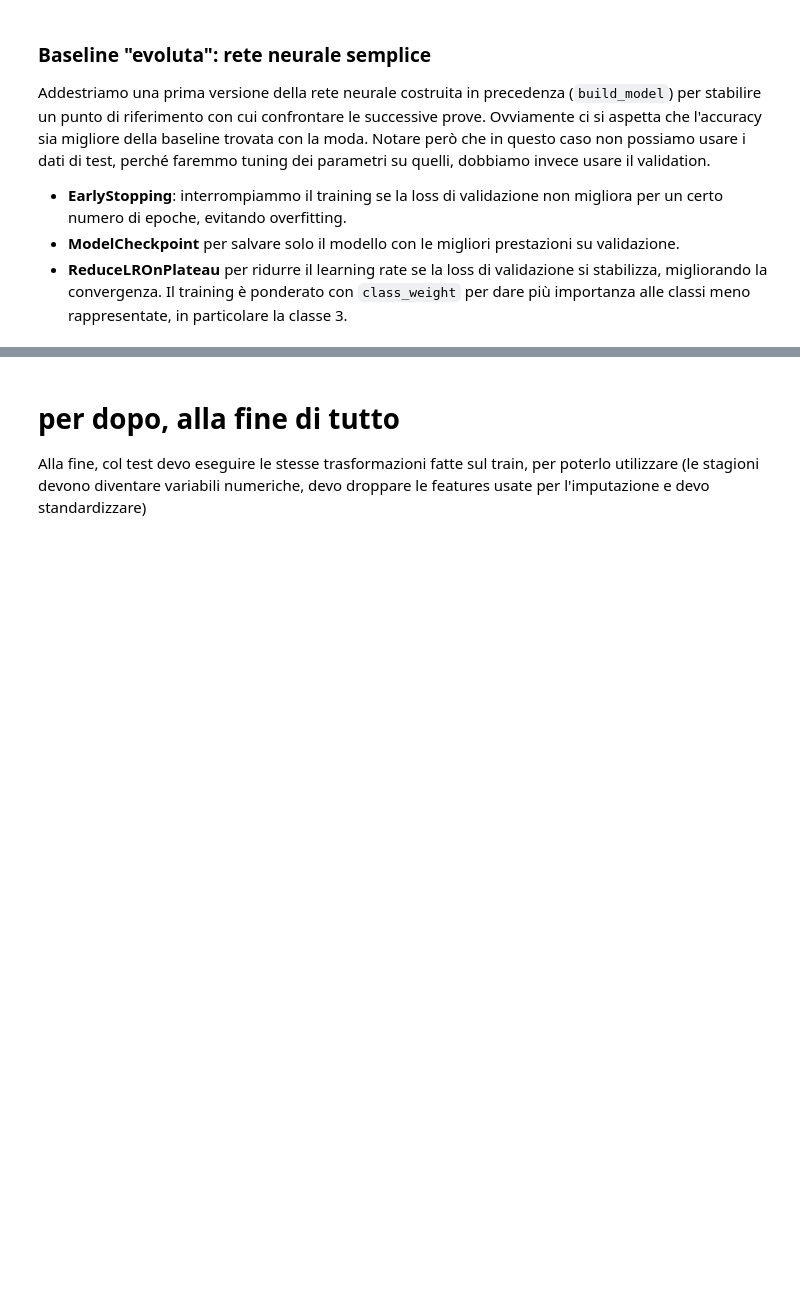
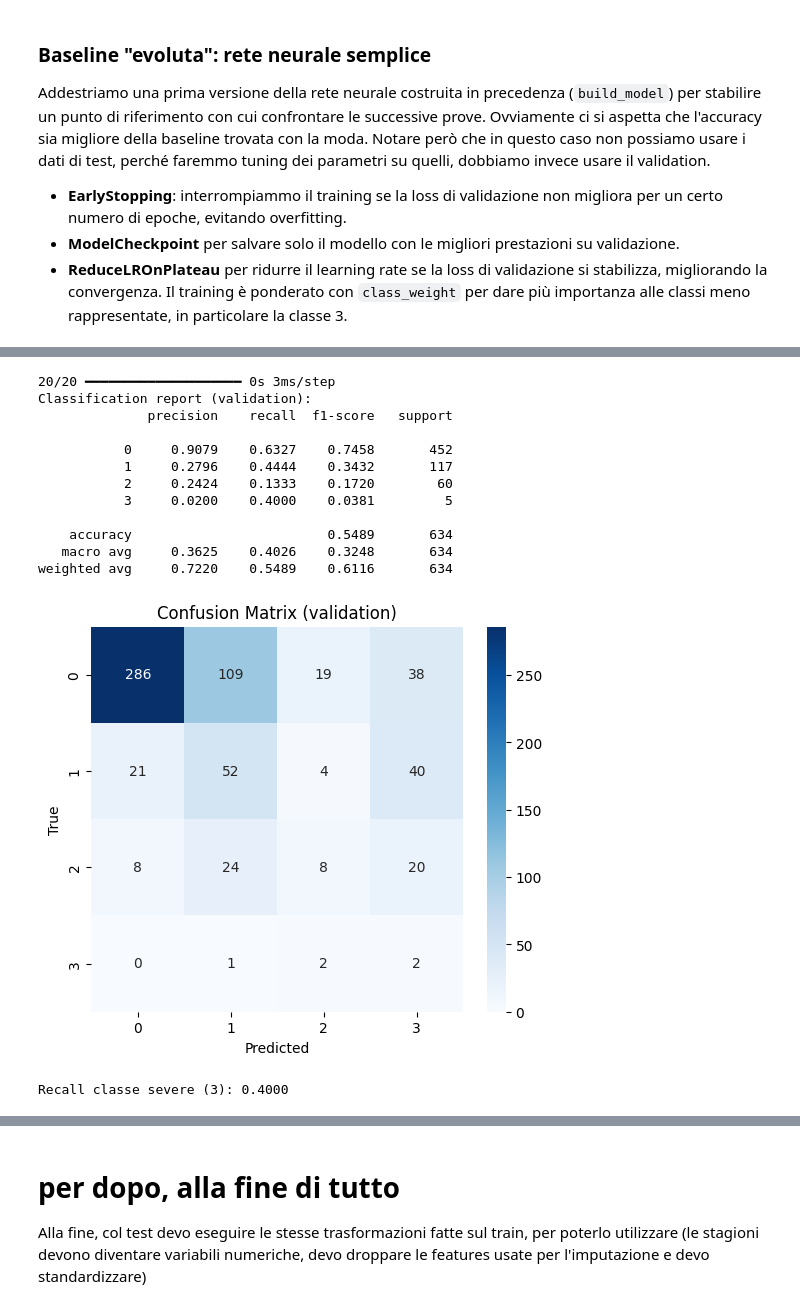
Before and after one commit to dadezz/ML_Problematic_Internet_Use, a Jupyter notebook: src/data_cleaning.ipynb, the cells around one changed output, grey strips where cells are left out. Drawn from its saved outputs; the diff is of its cells as text; code cells hidden in the pictures; blank space fills up the shorter version.

Commit message:
modello base e pasi futuri

```diff
--- a/src/data_cleaning.ipynb
+++ b/src/data_cleaning.ipynb
@@ -819,0 +874,45 @@ history = model.fit(
+# %%
+# Predizioni di probabilità sul validation set
+y_val_pred_proba = model.predict(X_val_scaled)
+
+# Conversione da probabilità a classe predetta
+if num_classes == 2:
+    # Caso binario: threshold 0.5
+    y_val_pred = (y_val_pred_proba.ravel() >= 0.5).astype(int)
+else:
+    # Caso multiclasse: argmax
+    y_val_pred = np.argmax(y_val_pred_proba, axis=1)
+
+# --- Report di classificazione ---
+print("Classification report (validation):")
+print(classification_report(y_val, y_val_pred, digits=4))
+
+# --- Confusion matrix ---
+cm = confusion_matrix(y_val, y_val_pred)
+plt.figure(figsize=(6,5))
+sns.heatmap(cm, annot=True, fmt='d', cmap='Blues',
+            xticklabels=classes, yticklabels=classes)
+plt.xlabel('Predicted')        # asse X: predizioni
+plt.ylabel('True')             # asse Y: valori reali
+plt.title('Confusion Matrix (validation)')
+plt.show()
+
+# --- Recall specifico per classe 3 ---
+if 3 in classes:
+    rec_severe = recall_score(y_val, y_val_pred, labels=[3], average='macro')
+    print(f"Recall classe severe (3): {rec_severe:.4f}")
+# %% [output]
+20/20 ━━━━━━━━━━━━━━━━━━━━ 0s 3ms/step
+Classification report (validation):
+              precision    recall  f1-score   support
+
+           0     0.9079    0.6327    0.7458       452
+           1     0.2796    0.4444    0.3432       117
+           2     0.2424    0.1333    0.1720        60
+           3     0.0200    0.4000    0.0381         5
+
+    accuracy                         0.5489       634
+   macro avg     0.3625    0.4026    0.3248       634
+weighted avg     0.7220    0.5489    0.6116       634
+[figure, added]
+Recall classe severe (3): 0.4000
```
Also changed, not shown: parts of 17 cells of this notebook.
